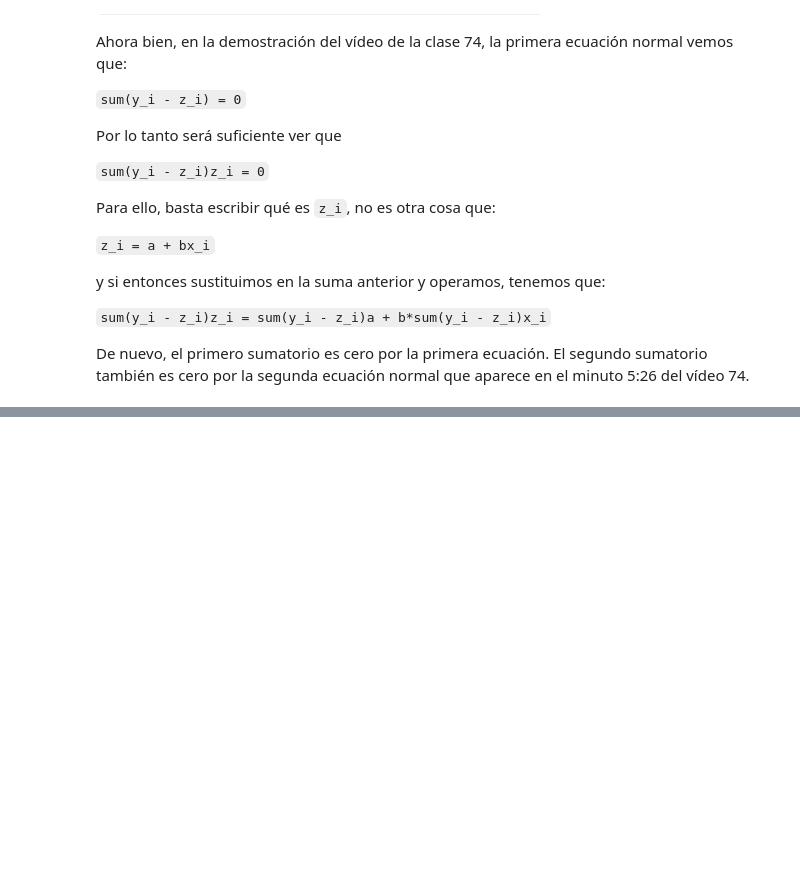
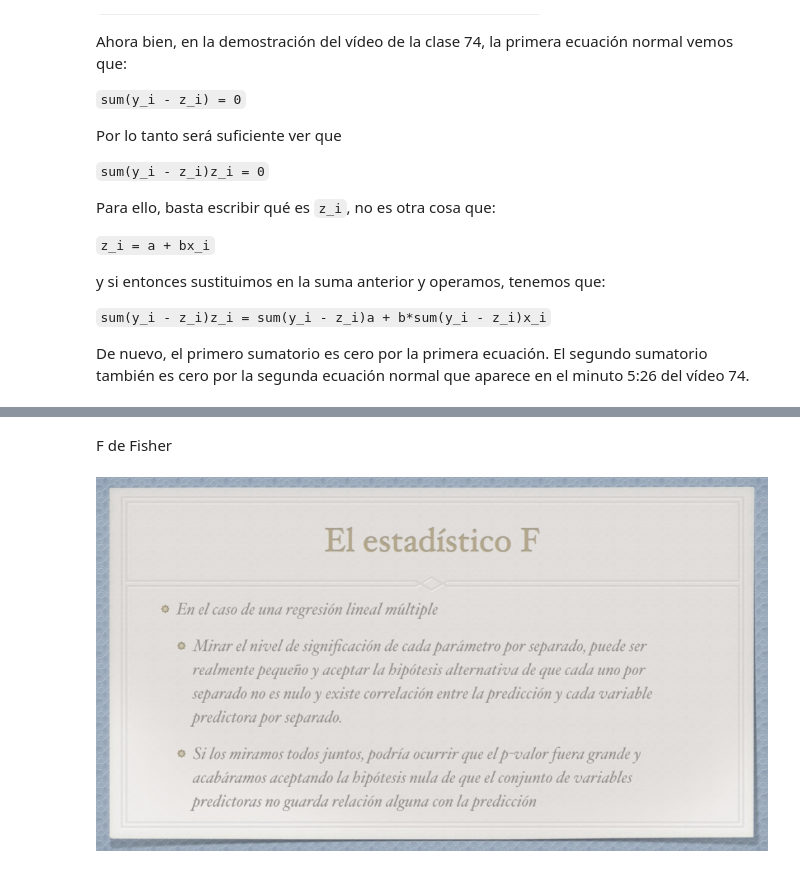
Before and after one commit to olivisoll/python_ML, a Jupyter notebook: notebooks/T4 - 1 - Regresion lineal - Datos ficticios.ipynb, the cells around one changed output, grey strips where cells are left out. Cells and saved outputs as stored; diff of their text form; code cells hidden in the pictures; blank space fills up the shorter version.

```diff
--- a/notebooks/T4 - 1 - Regresion lineal - Datos ficticios.ipynb
+++ b/notebooks/T4 - 1 - Regresion lineal - Datos ficticios.ipynb
@@ -153,0 +227,6 @@ De nuevo, el primero sumatorio es cero por la primera ecuación. El segundo suma
+# %% [markdown]
+F de Fisher
+# %%
+Image(filename="resources/regresion_lineal11.png")
+# %% [output]
+[figure, added]
```
Also changed, not shown: parts of 23 cells of this notebook, 5 other files.
